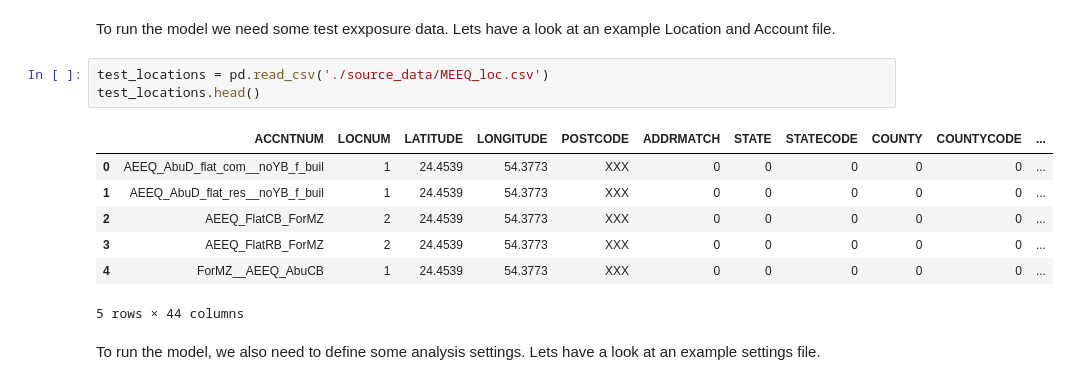
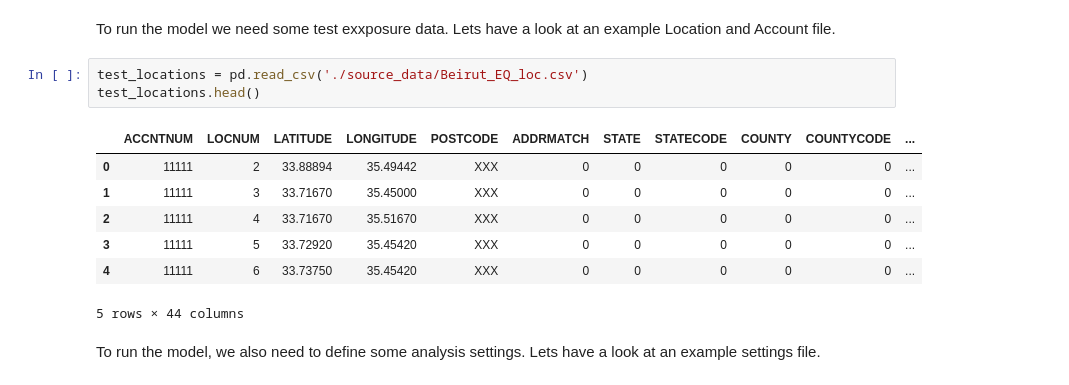
Before and after one commit to OasisLMF/ZurichWorkshop2018, a Jupyter notebook: excercise2.ipynb, the cells around one changed output. Cells and saved outputs as stored; diff of their text form.

```diff
--- a/excercise2.ipynb
+++ b/excercise2.ipynb
@@ -286,15 +286,15 @@ vulnerabilities.head()
 # %% [markdown]
 To run the model we need some test exxposure data. Lets have a look at an example Location and Account file.
 # %%
-test_locations = pd.read_csv('./source_data/MEEQ_loc.csv')
+test_locations = pd.read_csv('./source_data/Beirut_EQ_loc.csv')
 test_locations.head()
 # %% [output]
 |  | ACCNTNUM | LOCNUM | LATITUDE | LONGITUDE | POSTCODE | ADDRMATCH | STATE | STATECODE | COUNTY | COUNTYCODE | ... |
-| 0 | AEEQ_AbuD_flat_com__noYB_f_buil | 1 | 24.4539 | 54.3773 | XXX | 0 | 0 | 0 | 0 | 0 | ... |
-| 1 | AEEQ_AbuD_flat_res__noYB_f_buil | 1 | 24.4539 | 54.3773 | XXX | 0 | 0 | 0 | 0 | 0 | ... |
-| 2 | AEEQ_FlatCB_ForMZ | 2 | 24.4539 | 54.3773 | XXX | 0 | 0 | 0 | 0 | 0 | ... |
-| 3 | AEEQ_FlatRB_ForMZ | 2 | 24.4539 | 54.3773 | XXX | 0 | 0 | 0 | 0 | 0 | ... |
-| 4 | ForMZ__AEEQ_AbuCB | 1 | 24.4539 | 54.3773 | XXX | 0 | 0 | 0 | 0 | 0 | ... |
+| 0 | 11111 | 2 | 33.88894 | 35.49442 | XXX | 0 | 0 | 0 | 0 | 0 | ... |
+| 1 | 11111 | 3 | 33.71670 | 35.45000 | XXX | 0 | 0 | 0 | 0 | 0 | ... |
+| 2 | 11111 | 4 | 33.71670 | 35.51670 | XXX | 0 | 0 | 0 | 0 | 0 | ... |
+| 3 | 11111 | 5 | 33.72920 | 35.45420 | XXX | 0 | 0 | 0 | 0 | 0 | ... |
+| 4 | 11111 | 6 | 33.73750 | 35.45420 | XXX | 0 | 0 | 0 | 0 | 0 | ... |
 5 rows × 44 columns
 # %% [markdown]
 To run the model, we also need to define some analysis settings. Lets have a look at an example settings file.
```
Also changed, not shown: parts of 3 cells of this notebook, 1 other file.
